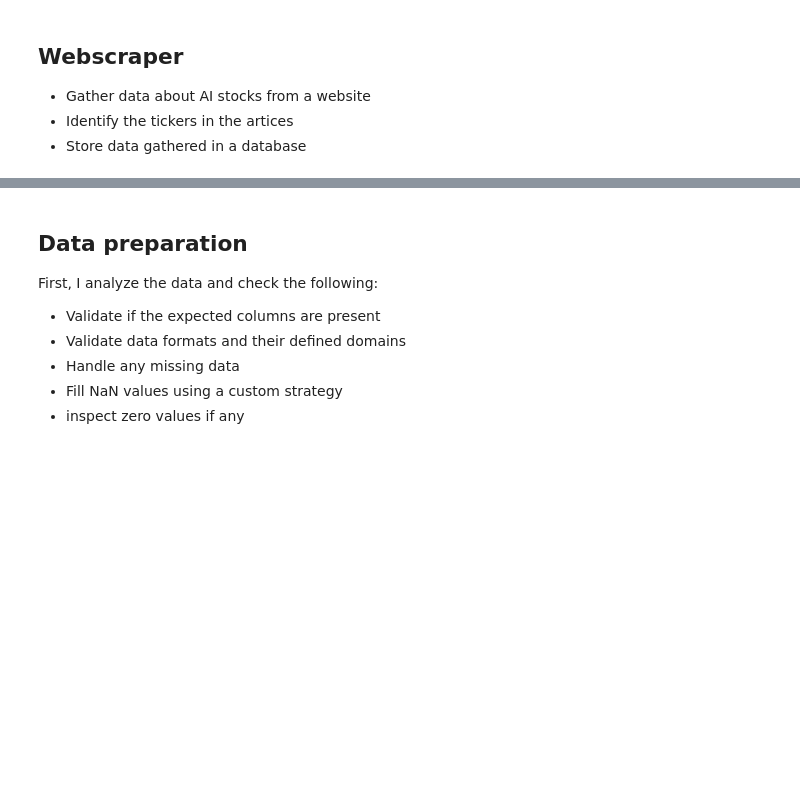
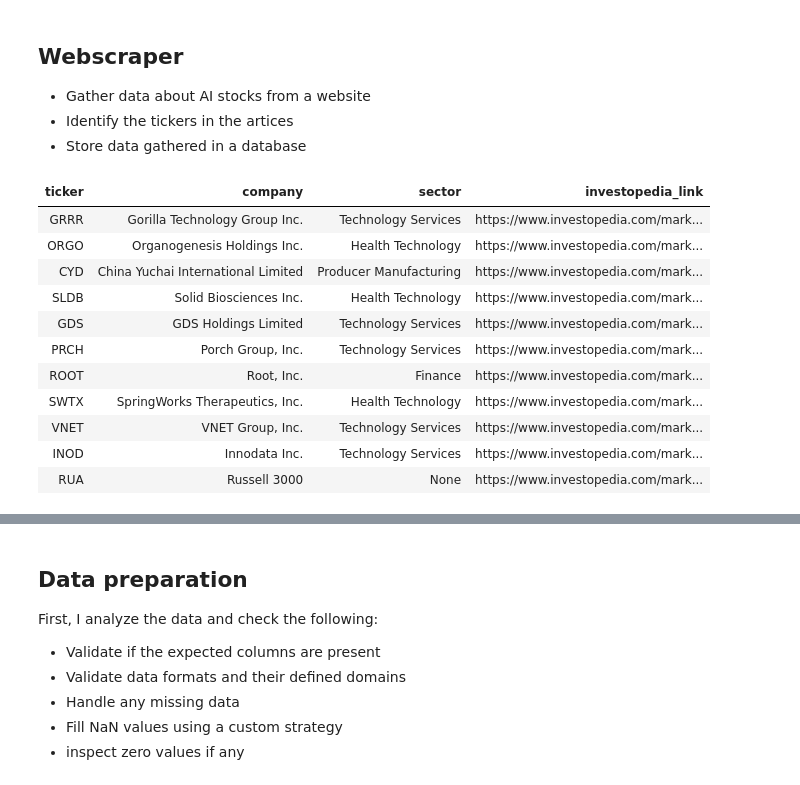
Before and after one commit to TheKusz/Python_DSM020-2024-OCT, a Jupyter notebook: Final Coursework/final coursework.ipynb, the cells around one changed output, grey strips where cells are left out. Saved outputs shown, nothing was run; the diff lists cells and outputs as text; code cells hidden in the pictures; blank space fills up the shorter version.

```diff
--- a/Final Coursework/final coursework.ipynb
+++ b/Final Coursework/final coursework.ipynb
@@ -269,0 +278,17 @@ ret = my_scraper.scrape_ticker_data_from_investopedia(bs)
+# %%
+ret = %sql sqlite:///stockAnalysis.db "SELECT * FROM stock_info;"
+# %%
+ret
+# %% [output]
+| ticker | company | sector | investopedia_link |
+| GRRR | Gorilla Technology Group Inc. | Technology Services | https://www.investopedia.com/mark... |
+| ORGO | Organogenesis Holdings Inc. | Health Technology | https://www.investopedia.com/mark... |
+| CYD | China Yuchai International Limited | Producer Manufacturing | https://www.investopedia.com/mark... |
+| SLDB | Solid Biosciences Inc. | Health Technology | https://www.investopedia.com/mark... |
+| GDS | GDS Holdings Limited | Technology Services | https://www.investopedia.com/mark... |
+| PRCH | Porch Group, Inc. | Technology Services | https://www.investopedia.com/mark... |
+| ROOT | Root, Inc. | Finance | https://www.investopedia.com/mark... |
+| SWTX | SpringWorks Therapeutics, Inc. | Health Technology | https://www.investopedia.com/mark... |
+| VNET | VNET Group, Inc. | Technology Services | https://www.investopedia.com/mark... |
+| INOD | Innodata Inc. | Technology Services | https://www.investopedia.com/mark... |
+| RUA | Russell 3000 | None | https://www.investopedia.com/mark... |
```
Also changed, not shown: parts of 18 cells of this notebook, 1 other file.
